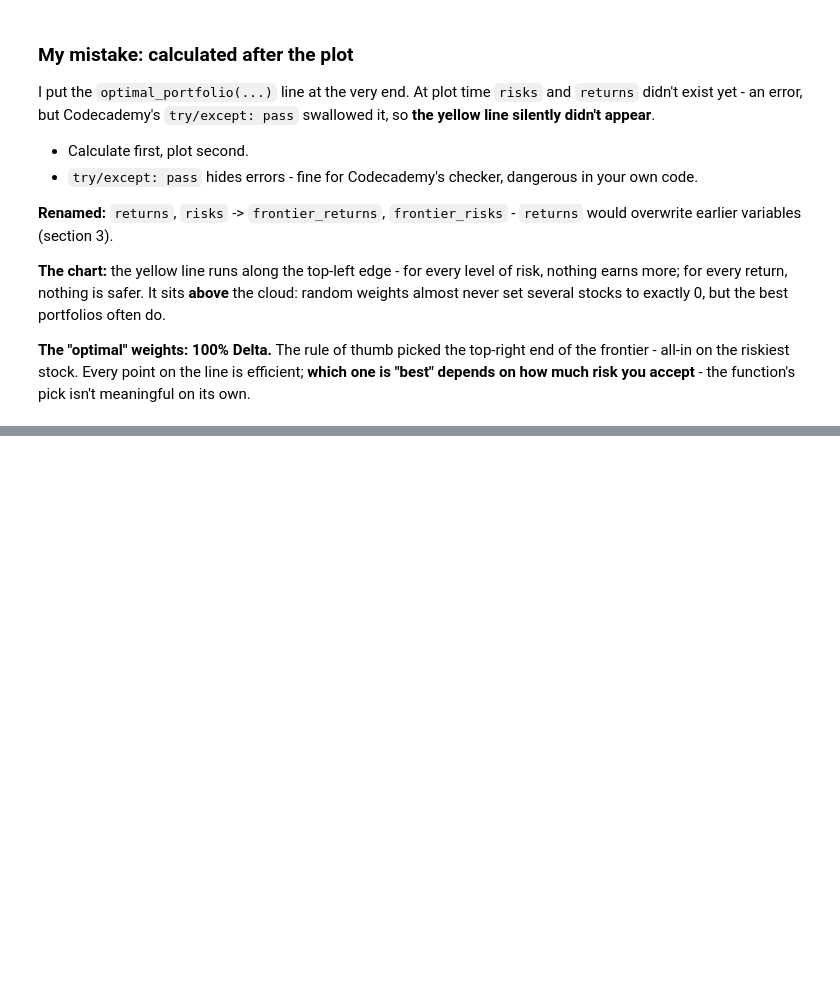
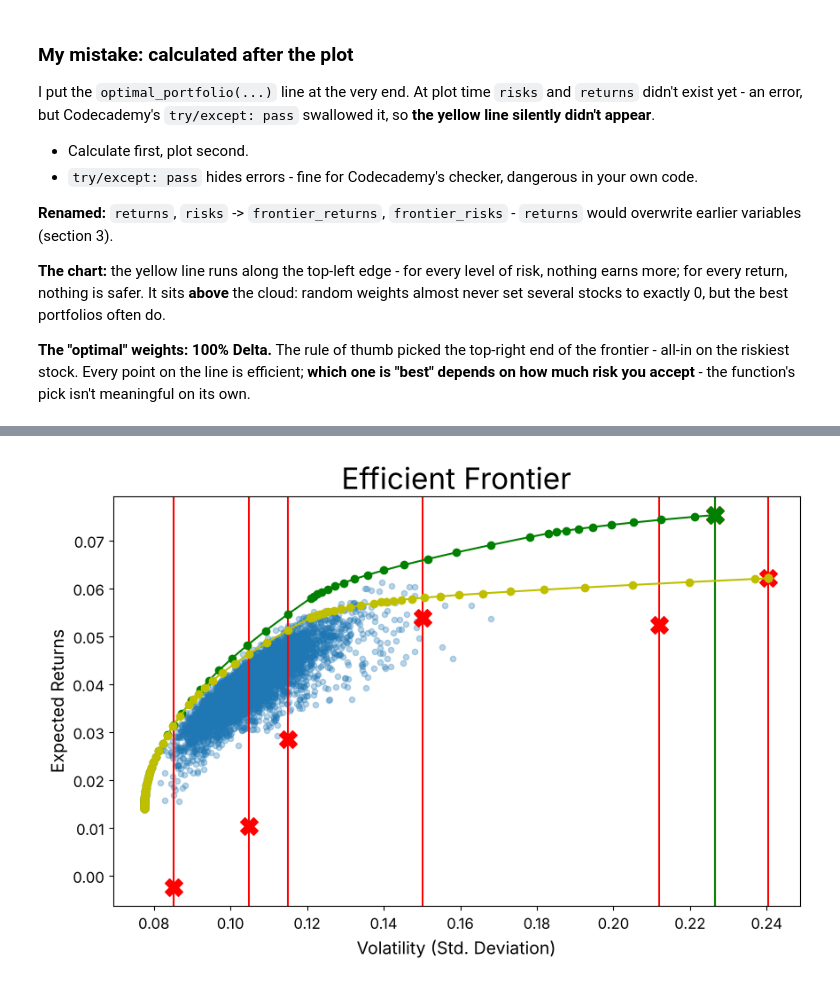
Before and after one commit to kkg98/panda-for-finance, a Jupyter notebook: notes/5_mean_variance_optimization/01_mean_variance_optimization.ipynb, the cells around one changed output, grey strips where cells are left out. Cells and saved outputs as stored; diff of their text form; code cells hidden in the pictures; blank space fills up the shorter version.

Commit message:
Finish mean-variance optimization lesson: sections 9-10 (Nvidia, Dexcom, diversification), datasets, charts

```diff
--- a/notes/5_mean_variance_optimization/01_mean_variance_optimization.ipynb
+++ b/notes/5_mean_variance_optimization/01_mean_variance_optimization.ipynb
@@ -626,0 +636,31 @@ I put the `optimal_portfolio(...)` line at the very end. At plot time `risks` an
+# %%
+path_nvidia = '../../data/stock_data_nvidia.csv'
+
+stock_data_nv = pd.read_csv(path_nvidia)
+selected_nv = list(stock_data_nv.columns[1:])
+
+returns_quarterly_nv = stock_data_nv[selected_nv].pct_change()
+expected_returns_nv = returns_quarterly_nv.mean()
+cov_quarterly_nv = returns_quarterly_nv.cov()
+
+single_asset_std = np.sqrt(np.diagonal(cov_quarterly_nv))   # np.diagonal: the variances on the diagonal; sqrt -> std of each stock
+df = return_portfolios(expected_returns_nv, cov_quarterly_nv)
+weights_nv, returns_nv, risks_nv = optimal_portfolio(returns_quarterly_nv[1:])
+
+df.plot.scatter(x='Volatility', y='Returns', fontsize=12, alpha=0.3, figsize=(10, 6))
+plt.scatter(single_asset_std, expected_returns_nv, marker='X', color='red', s=200)   # marker='X' = cross, s = marker size
+for xc in single_asset_std:                  # one vertical line per stock at its std
+    plt.axvline(x=xc, color='red')
+
+plt.axvline(single_asset_std[-1], color='green')                                         # [-1] = last item = Nvidia
+plt.scatter(single_asset_std[-1], expected_returns_nv.iloc[-1], marker='X', color='green', s=200)
+plt.plot(risks_nv, returns_nv, 'g-o')                    # new frontier, with Nvidia (green)
+plt.plot(frontier_risks, frontier_returns, 'y-o')        # old frontier, 6 stocks (yellow, section 8)
+
+plt.ylabel('Expected Returns',fontsize=14)
+plt.xlabel('Volatility (Std. Deviation)',fontsize=14)
+plt.title('Efficient Frontier', fontsize=24)
+plt.savefig(CHARTS + '01_09_frontier_with_nvidia.png')
+plt.show()
+# %% [output]
+[figure, added]
```
Also changed, not shown: parts of 10 cells of this notebook, 8 other files.
